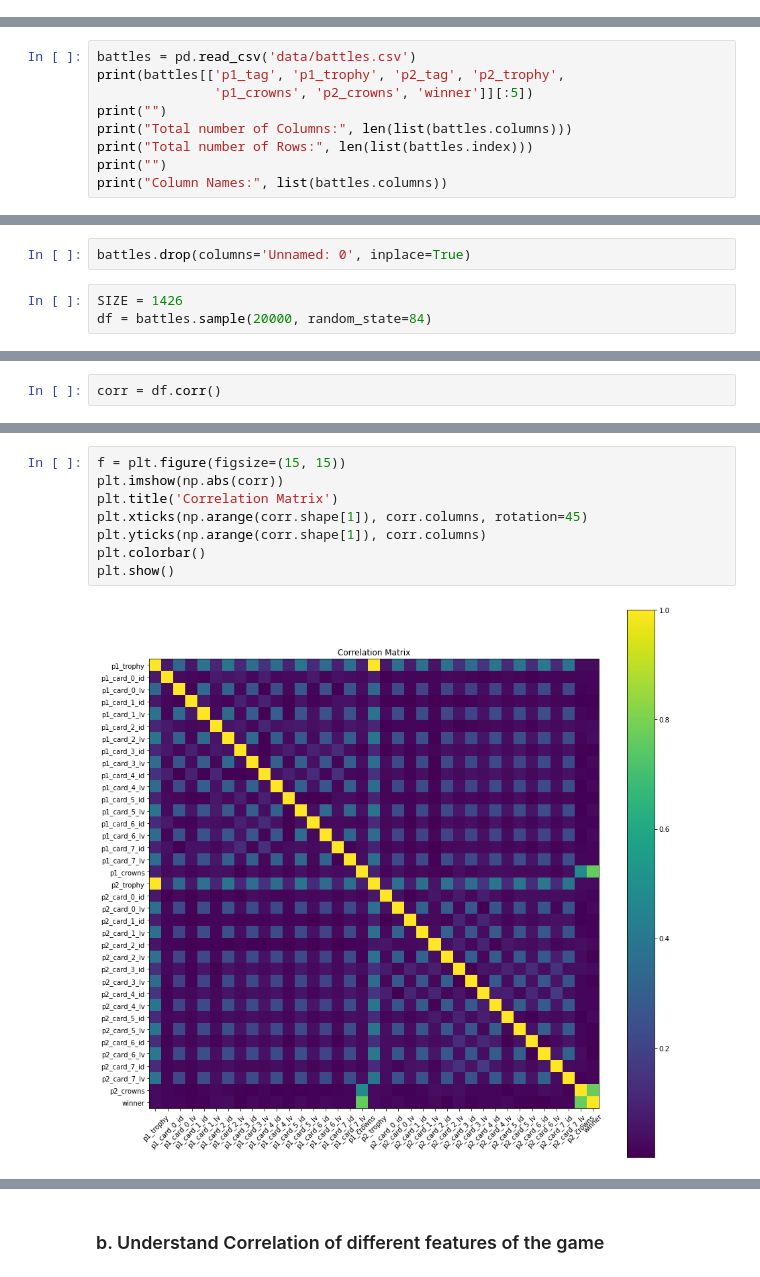
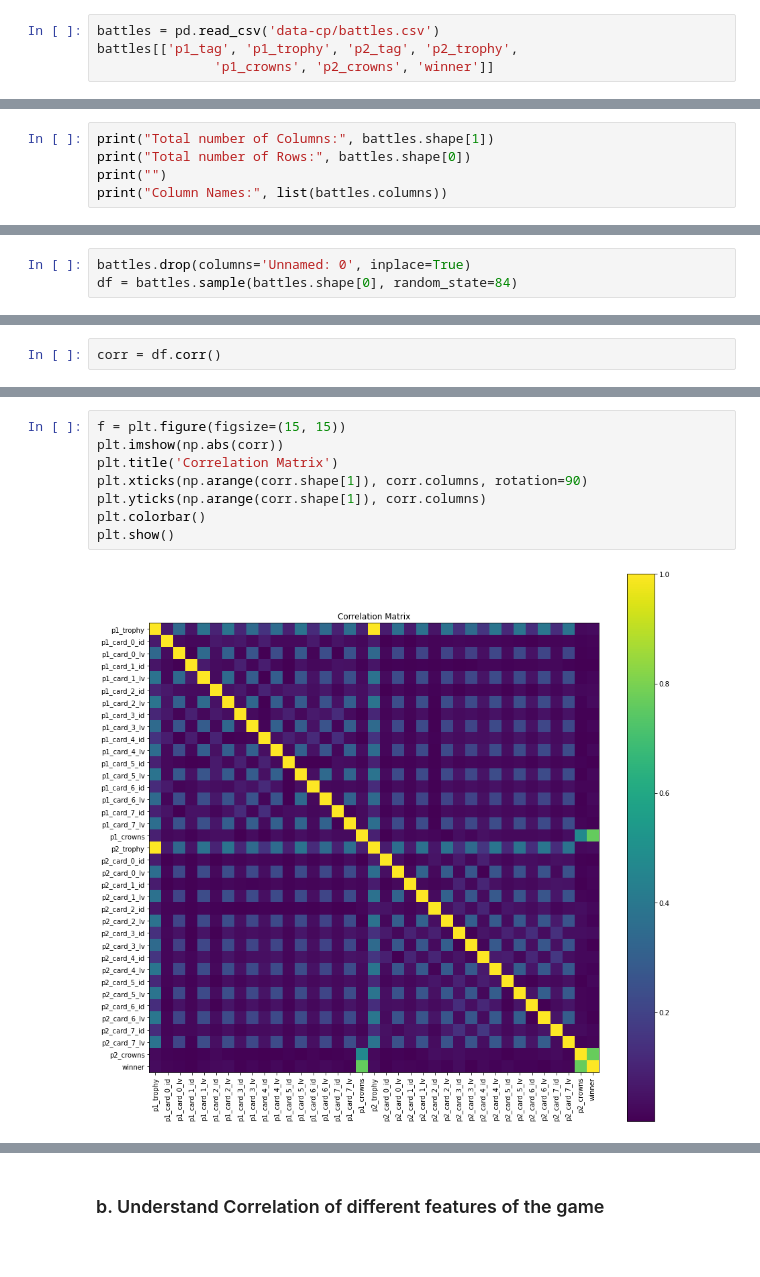
Before and after one commit to nhat-vo/clash-royale-ml, a Jupyter notebook: clashroyale.ipynb, the cells around one changed output, grey strips where cells are left out. Saved outputs shown, nothing was run; the diff lists cells and outputs as text.

```diff
--- a/clashroyale.ipynb
+++ b/clashroyale.ipynb
@@ -40,0 +29,4 @@ import csv
+# %%
+battles = pd.read_csv('data-cp/battles.csv')
+battles[['p1_tag', 'p1_trophy', 'p2_tag', 'p2_trophy',
+               'p1_crowns', 'p2_crowns', 'winner']]
@@ -41,10 +47,6 @@ import csv
 # %%
-battles = pd.read_csv('data/battles.csv')
-print(battles[['p1_tag', 'p1_trophy', 'p2_tag', 'p2_trophy',
-               'p1_crowns', 'p2_crowns', 'winner']][:5])
-print("")
-print("Total number of Columns:", len(list(battles.columns)))
-print("Total number of Rows:", len(list(battles.index)))
+print("Total number of Columns:", battles.shape[1])
+print("Total number of Rows:", battles.shape[0])
 print("")
 print("Column Names:", list(battles.columns))
 # %% [output]
@@ -130,9 +209,7 @@ for row in cards.index:
 We are first going to have a quick look to get a sense of the data. First, we will have a look at the dataset, and its correlation matrix to understand any relations in the datapoints.
 # %%
 battles.drop(columns='Unnamed: 0', inplace=True)
+df = battles.sample(battles.shape[0], random_state=84)
-# %%
-SIZE = 1426
-df = battles.sample(20000, random_state=84)
 # %%
 df.describe()
 # %% [output]
@@ -172,13 +237,13 @@ corr
 # %%
 f = plt.figure(figsize=(15, 15))
 plt.imshow(np.abs(corr))
 plt.title('Correlation Matrix')
-plt.xticks(np.arange(corr.shape[1]), corr.columns, rotation=45)
+plt.xticks(np.arange(corr.shape[1]), corr.columns, rotation=90)
 plt.yticks(np.arange(corr.shape[1]), corr.columns)
 plt.colorbar()
 plt.show()
 # %% [output]
-[figure, old version]
+[figure, new version]
 # %% [markdown]
 #### Remarks:
 From the plotted correlation matrix, we observe that there seems to be a clear relationship between:
```
Also changed, not shown: parts of 87 cells of this notebook, 14 other files.
